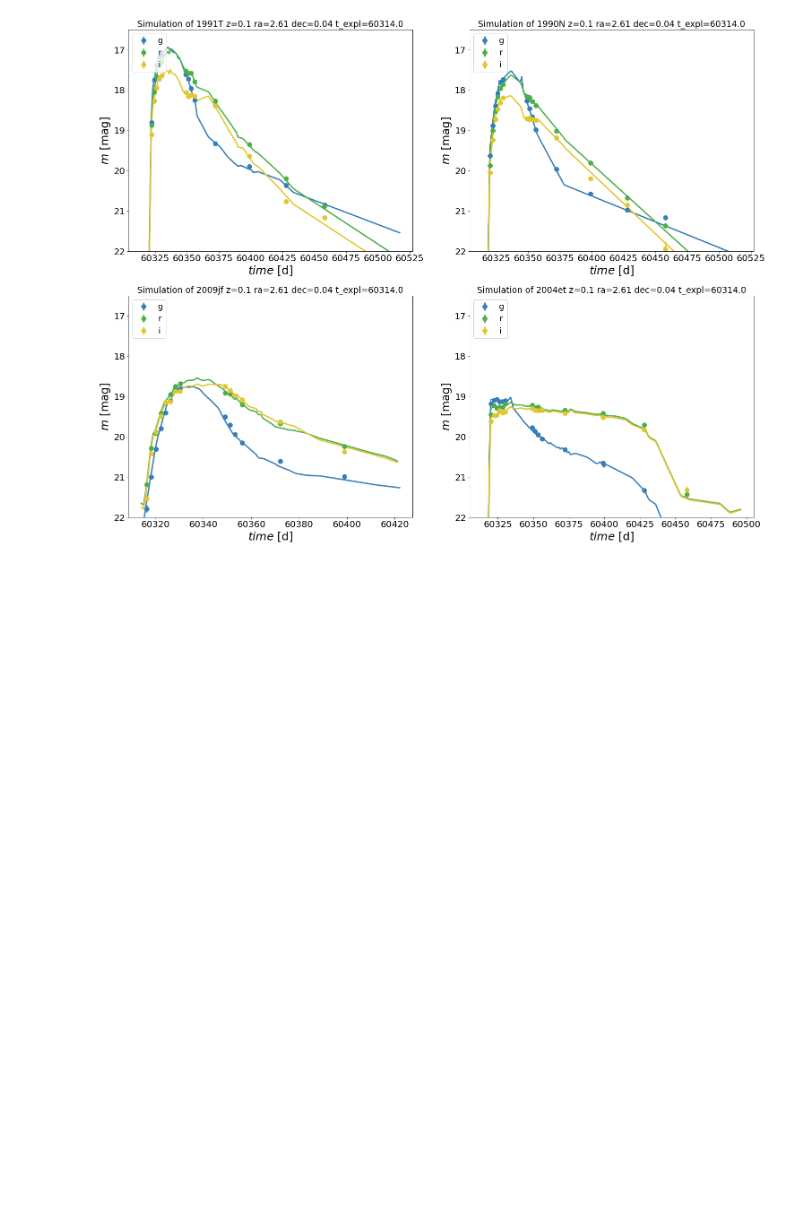
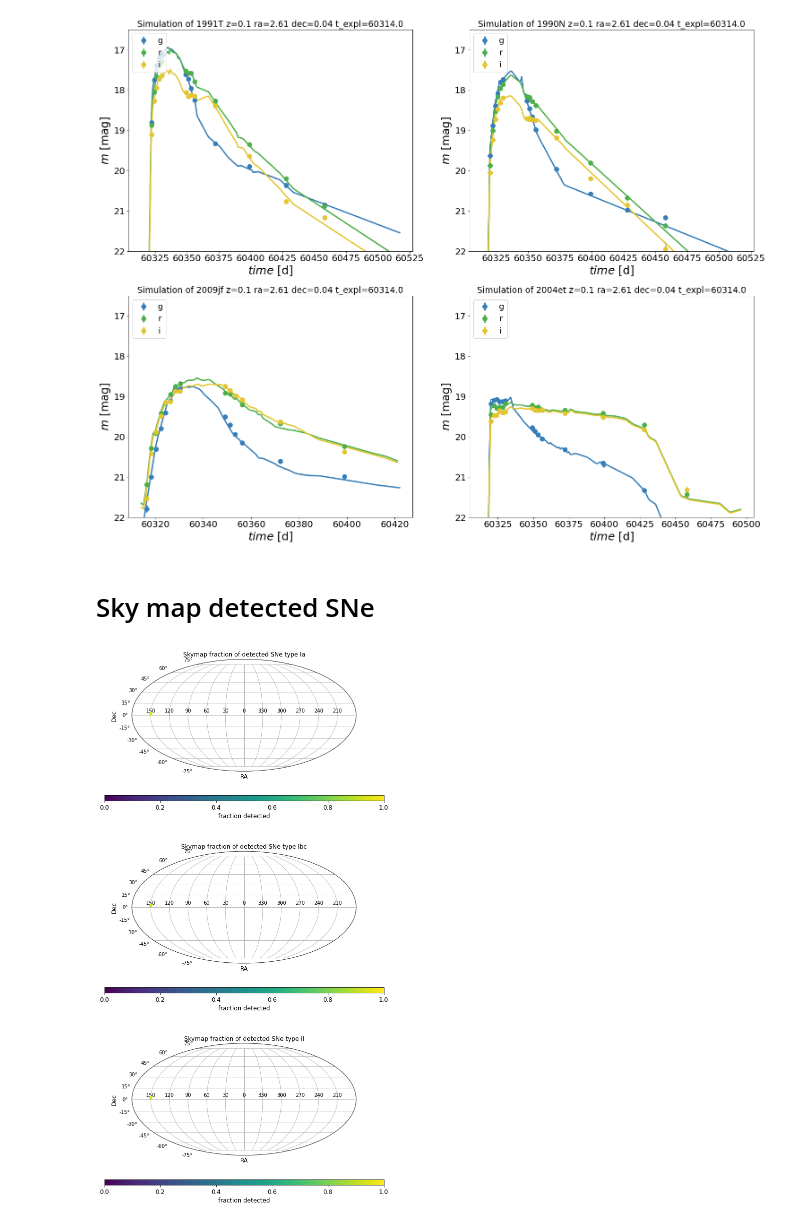
Before and after one commit to FabioRagosta/LSSTmetrics, a Jupyter notebook: SNRate_tests.ipynb, the cells around one changed output. Saved outputs shown, nothing was run; the diff lists cells and outputs as text; code cells hidden in the pictures; blank space fills up the shorter version.

```diff
--- a/SNRate_tests.ipynb
+++ b/SNRate_tests.ipynb
@@ -383,3 +383,29 @@ for i,axs in enumerate(axes.flatten()):
         axs.legend(loc=2,fontsize=18)
 # %% [output]
 [figure]
+# %%
+detected = []
+
+for i in range(len(df17['baseline_nexp1_v1.7_10yrs']['_baseline_nexp1_v1.7_10yrs']['class'])):
+
+    det=0
+    for l,k in enumerate(df17['baseline_nexp1_v1.7_10yrs']['_baseline_nexp1_v1.7_10yrs']['class'][0].index):
+        det+=df17['baseline_nexp1_v1.7_10yrs']['_baseline_nexp1_v1.7_10yrs']['class'][i].iloc[l]['nDet']['Detected']/(df17['baseline_nexp1_v1.7_10yrs']['_baseline_nexp1_v1.7_10yrs']['class'][i].iloc[l]['nDet']['Detected']+
+        df17['baseline_nexp1_v1.7_10yrs']['_baseline_nexp1_v1.7_10yrs']['class'][i].iloc[l]['nDet']['UnDetected'])
+
+    detected.append(det/slicer.slicePoints['zrange'].size)
+detected = pd.DataFrame(detected)
+# %%
+zfractions={'Ia':{z:None for z in df17['baseline_nexp1_v1.7_10yrs']['_baseline_nexp1_v1.7_10yrs']['class'][0].index},
+            'II':{z:None for z in df17['baseline_nexp1_v1.7_10yrs']['_baseline_nexp1_v1.7_10yrs']['class'][0].index},
+            'Ibc':{z:None for z in df17['baseline_nexp1_v1.7_10yrs']['_baseline_nexp1_v1.7_10yrs']['class'][0].index}}
+for j, key in enumerate(fractions.keys()):
+    c = np.zeros(np.size(df17['baseline_nexp1_v1.7_10yrs']['_baseline_nexp1_v1.7_10yrs']['class']))
+    for l,k in enumerate(df17['baseline_nexp1_v1.7_10yrs']['_baseline_nexp1_v1.7_10yrs']['class'][0].index):
+        for i in range(len(c)):
+            #for i in range(len(df17['baseline_nexp1_v1.7_10yrs']['Ia_DDF']['class'])):
+            dd_filt = pd.DataFrame(df17['baseline_nexp1_v1.7_10yrs']['_baseline_nexp1_v1.7_10yrs']['class'][i].iloc[l]['nFiltered']['filtered_class'])
+            dd_det = pd.DataFrame(df17['baseline_nexp1_v1.7_10yrs']['_baseline_nexp1_v1.7_10yrs']['class'][i].iloc[l]['nDet']['Detected'])
+            dd_und = pd.DataFrame(df17['baseline_nexp1_v1.7_10yrs']['_baseline_nexp1_v1.7_10yrs']['class'][i].iloc[l]['nDet']['UnDetected'])
+            c[i]=(dd_filt['filtered_class'].iloc[j]/(dd_det['Detected'].iloc[j]+dd_und['UnDetected'].iloc[j]))
+        zfractions[key][k]=np.array(c)
@@ -385,0 +414,10 @@ for i,axs in enumerate(axes.flatten()):
+# %% [markdown]
+# Sky map detected SNe
+# %%
+fig=plt.figure(figsize=(10,20))
+for i, key in enumerate(['Ia','Ibc','II']):
+        ax= fig.add_subplot(3,1,i+1, projection='mollweide')
+        plt_mlw(ax,np.degrees(slicer.slicePoints['ra']),np.degrees(slicer.slicePoints['dec']),c=np.array(detected['Ia']),vmin=0,vmax=1,dicts={'marker':'H','cbartitle':'fraction detected','colormap':'viridis','title': 'Skymap fraction of detected SNe type {}'.format(key),'psize':50})
+#plt.savefig('./Figure/skymap_fraction.pdf')
+# %% [output]
+[figure, added]
```
Also changed, not shown: parts of 3 cells of this notebook.
